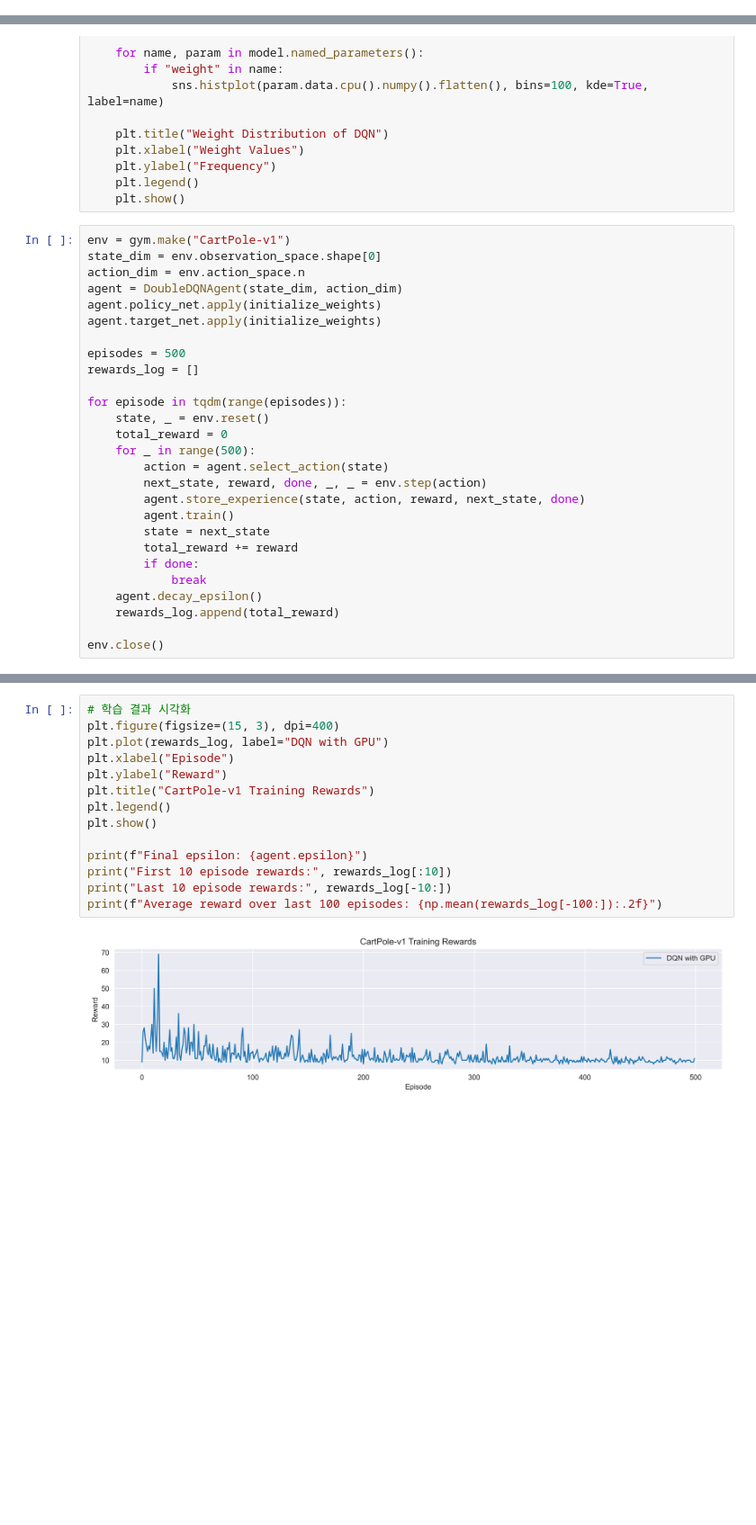
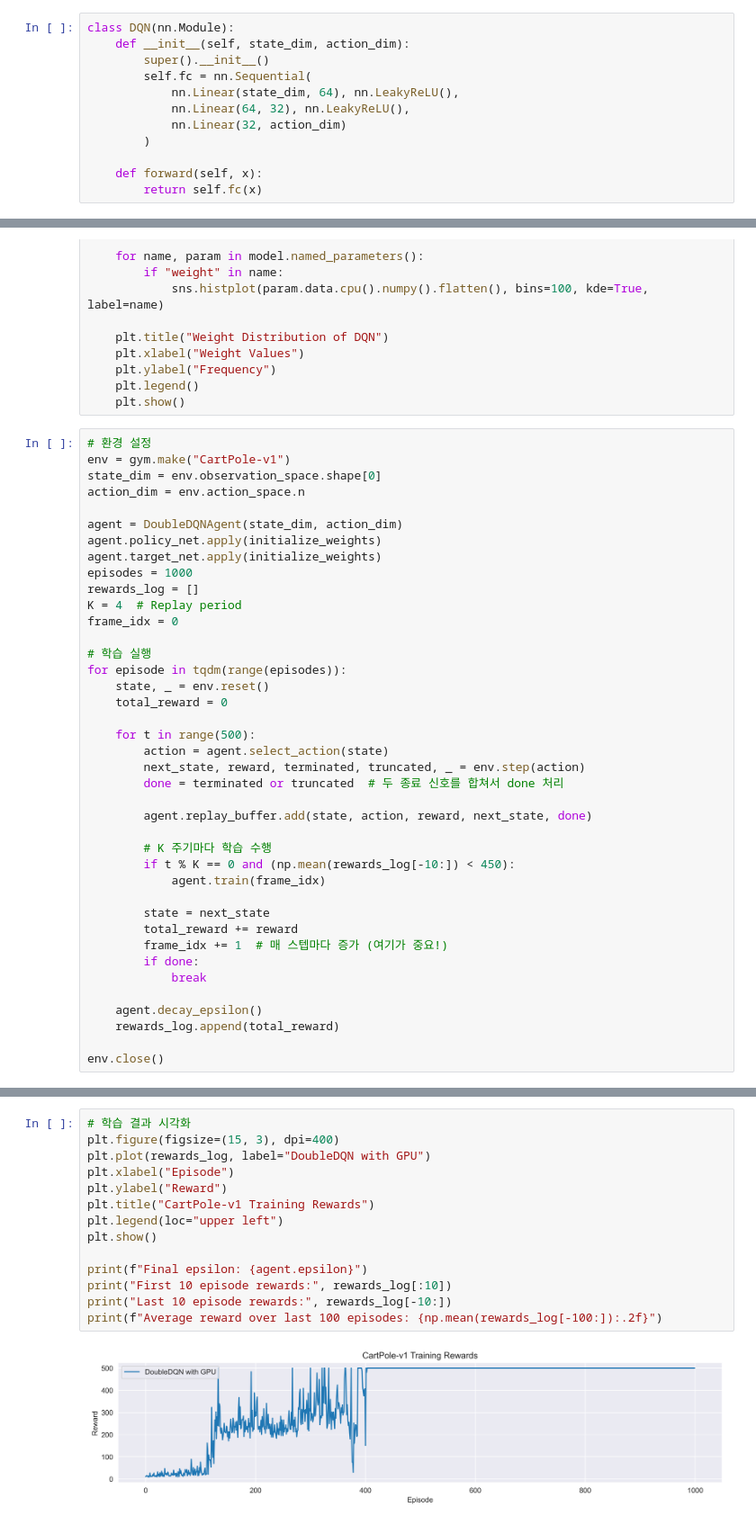
Before and after one commit to kimjuhwan1234/Study_RL, a Jupyter notebook: 19. DQN variant.ipynb, the cells around one changed output, grey strips where cells are left out. Shown: that part at 90% size. Drawn from its saved outputs; the diff is of its cells as text; blank space fills up the shorter version.

```diff
--- a/19. DQN variant.ipynb
+++ b/19. DQN variant.ipynb
@@ -11,0 +59,12 @@ from tqdm import tqdm
+# %%
+class DQN(nn.Module):
+    def __init__(self, state_dim, action_dim):
+        super().__init__()
+        self.fc = nn.Sequential(
+            nn.Linear(state_dim, 64), nn.LeakyReLU(),
+            nn.Linear(64, 32), nn.LeakyReLU(),
+            nn.Linear(32, action_dim)
+        )
+
+    def forward(self, x):
+        return self.fc(x)
@@ -28,28 +152,41 @@ def plot_weight_distribution(model):
     plt.legend()
     plt.show()
 # %%
+# 환경 설정
 env = gym.make("CartPole-v1")
 state_dim = env.observation_space.shape[0]
 action_dim = env.action_space.n
+
 agent = DoubleDQNAgent(state_dim, action_dim)
 agent.policy_net.apply(initialize_weights)
 agent.target_net.apply(initialize_weights)
+episodes = 1000
+rewards_log = []
+K = 4  # Replay period
+frame_idx = 0
 
-episodes = 500
-rewards_log = []
-
+# 학습 실행
 for episode in tqdm(range(episodes)):
     state, _ = env.reset()
     total_reward = 0
-    for _ in range(500):
+
+    for t in range(500):
         action = agent.select_action(state)
-        next_state, reward, done, _, _ = env.step(action)
-        agent.store_experience(state, action, reward, next_state, done)
-        agent.train()
+        next_state, reward, terminated, truncated, _ = env.step(action)
+        done = terminated or truncated  # 두 종료 신호를 합쳐서 done 처리
+
+        agent.replay_buffer.add(state, action, reward, next_state, done)
+
+        # K 주기마다 학습 수행
+        if t % K == 0 and (np.mean(rewards_log[-10:]) < 450):
+            agent.train(frame_idx)
+
         state = next_state
         total_reward += reward
+        frame_idx += 1  # 매 스텝마다 증가 (여기가 중요!)
         if done:
             break
+
     agent.decay_epsilon()
     rewards_log.append(total_reward)
 
@@ -62,16 +204,16 @@ plot_weight_distribution(agent.policy_net)
 # %%
 # 학습 결과 시각화
 plt.figure(figsize=(15, 3), dpi=400)
-plt.plot(rewards_log, label="DQN with GPU")
+plt.plot(rewards_log, label="DoubleDQN with GPU")
 plt.xlabel("Episode")
 plt.ylabel("Reward")
 plt.title("CartPole-v1 Training Rewards")
-plt.legend()
+plt.legend(loc="upper left")
 plt.show()
 
 print(f"Final epsilon: {agent.epsilon}")
 print("First 10 episode rewards:", rewards_log[:10])
 print("Last 10 episode rewards:", rewards_log[-10:])
 print(f"Average reward over last 100 episodes: {np.mean(rewards_log[-100:]):.2f}")
 # %% [output]
-[figure, old version]
+[figure, new version]
```
Also changed, not shown: parts of 6 cells of this notebook, 3 other files.
